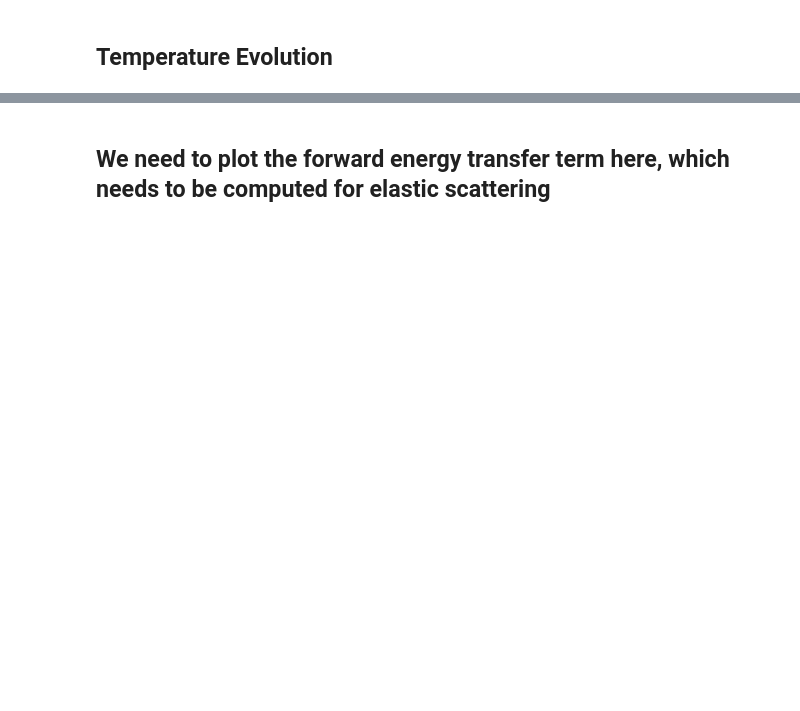
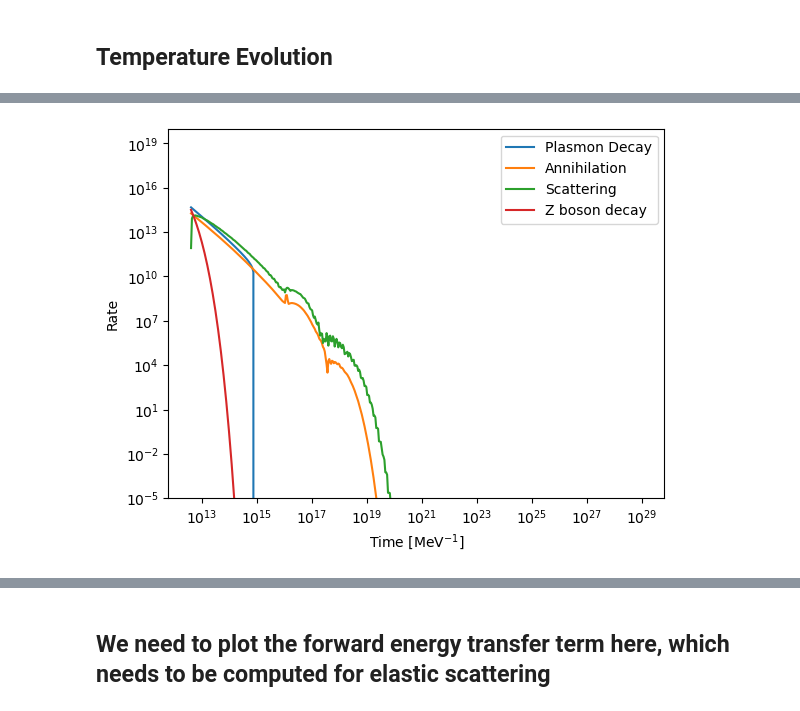
Before and after one commit to Duncan-Adams/mcp_boltzmann, a Jupyter notebook: notebooks/mcp_boltzmann_solver.ipynb, the cells around one changed output, grey strips where cells are left out. Cells and saved outputs as stored; diff of their text form; code cells hidden in the pictures; blank space fills up the shorter version.

```diff
--- a/notebooks/mcp_boltzmann_solver.ipynb
+++ b/notebooks/mcp_boltzmann_solver.ipynb
@@ -304,19 +278,21 @@ plt.show()
 # %%
 from mcp_boltzmann.boltzmann import Hubble
-Hub_plot = Hubble(sol_bsm.y[0], sol_bsm.y[1], sol_bsm.y[2], m_mcp)
-plt.plot(sol_bsm.t, np.abs(CF_plas(sol_bsm.y[0], sol_bsm.y[2], Q)/Hub_plot), label='Plasmon Decay')
-plt.plot(sol_bsm.t, np.abs(CF_ann_sm_ds(sol_bsm.y[0], sol_bsm.y[2], Q)/Hub_plot), label='Annihilation')
-plt.plot(sol_bsm.t, np.abs(CF_scatt_sm_ds(sol_bsm.y[0], sol_bsm.y[2], Q)/Hub_plot), label='Scattering')
-plt.plot(sol_bsm.t, np.abs(CF_Z_decay(sol_bsm.y[0], sol_bsm.y[2], Q)/Hub_plot), label='Z boson decay')
+Hub_plot = Hubble(T_gam_bsm, T_nu_bsm, T_dark_bsm, m_mcp)
+plt.plot(time_bsm, np.abs(CF_plas(T_gam_bsm, T_dark_bsm, Q)/Hub_plot), label='Plasmon Decay')
+plt.plot(time_bsm, np.abs(CF_ann_sm_ds(T_gam_bsm, T_dark_bsm, Q)/Hub_plot), label='Annihilation')
+plt.plot(time_bsm, np.abs(CF_scatt_sm_ds(T_gam_bsm, T_dark_bsm, Q)/Hub_plot), label='Scattering')
+plt.plot(time_bsm, np.abs(CF_Z_decay(T_gam_bsm, T_dark_bsm, Q)/Hub_plot), label='Z boson decay')
 
 plt.legend()
 plt.yscale('log')
 plt.xscale('log')
 
 plt.ylabel(r'Rate')
 plt.xlabel(r'Time [MeV$^{-1}$]')
 
 plt.ylim(1e-5, 1e20)
 
 plt.show()
+# %% [output]
+[figure, added]
 # %%
```
Also changed, not shown: parts of 36 cells of this notebook, 27 other files.
